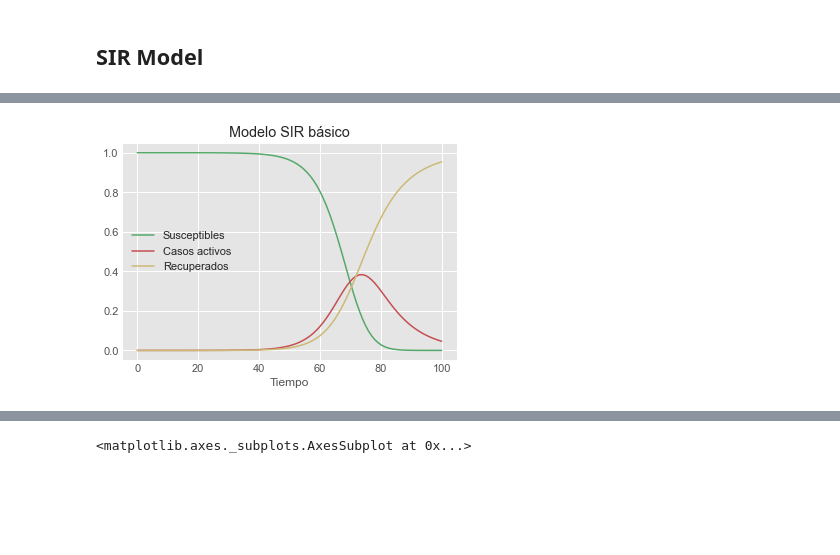
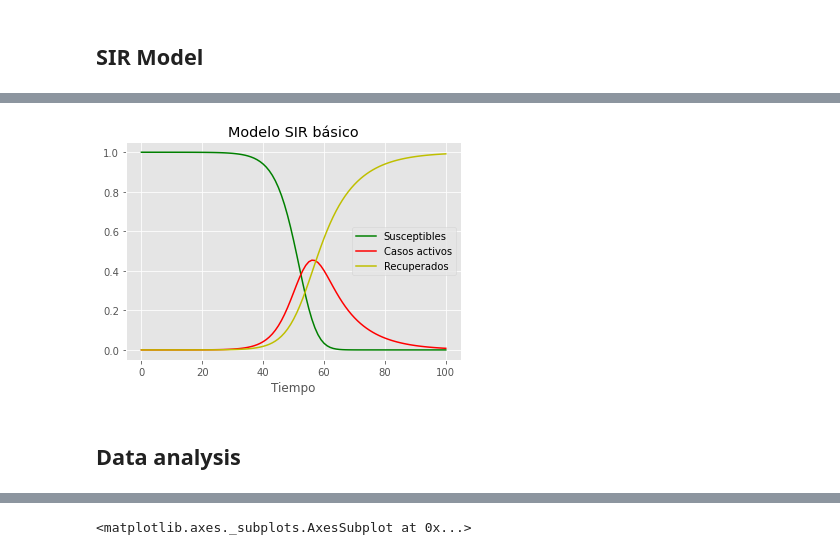
Before and after one commit to gvergaraa77/Covid_Malambo, a Jupyter notebook: Covid_Malambo.ipynb, the cells around one changed output, grey strips where cells are left out. Cells and saved outputs as stored; diff of their text form; code cells hidden in the pictures; blank space fills up the shorter version.

```diff
--- a/Covid_Malambo.ipynb
+++ b/Covid_Malambo.ipynb
@@ -43,31 +43,33 @@ plt.show()
 # %%
 N=1
-beta=0.5
+beta=0.8
 alpha=0.1
 TS=1.0
 ND=100.0
 S0=0.999992
 E0=0.000008
 INPUT = (S0, E0, 0.0)
 
 
 def diff_eqs(INP,t):
     Y=np.zeros((3))
     V = INP
     Y[0] = - beta * V[0] * V[2]
     Y[1] = beta * V[0] * V[2] - alpha * V[1]
     Y[2] = alpha * V[1]
     return Y   # For odeint
 
 t_start = 0.0; t_end = ND; t_inc = TS
 t_range = np.arange(t_start, t_end+t_inc, t_inc)
 RES = spi.odeint(diff_eqs,INPUT,t_range)
 pl.plot(RES[:,0]*N, '-g', label='Susceptibles')
 pl.plot(RES[:,1]*N, '-r', label='Casos activos')
 pl.plot(RES[:,2]*N, '-y', label='Recuperados')
 pl.legend(loc=0)
 pl.title('Modelo SIR básico')
 pl.xlabel('Tiempo')
 pl.savefig('sirpy')
 # %% [output]
-[figure, old version]
+[figure, new version]
+# %% [markdown]
+## Data analysis
```
Also changed, not shown: parts of 13 cells of this notebook, 1 other file.
